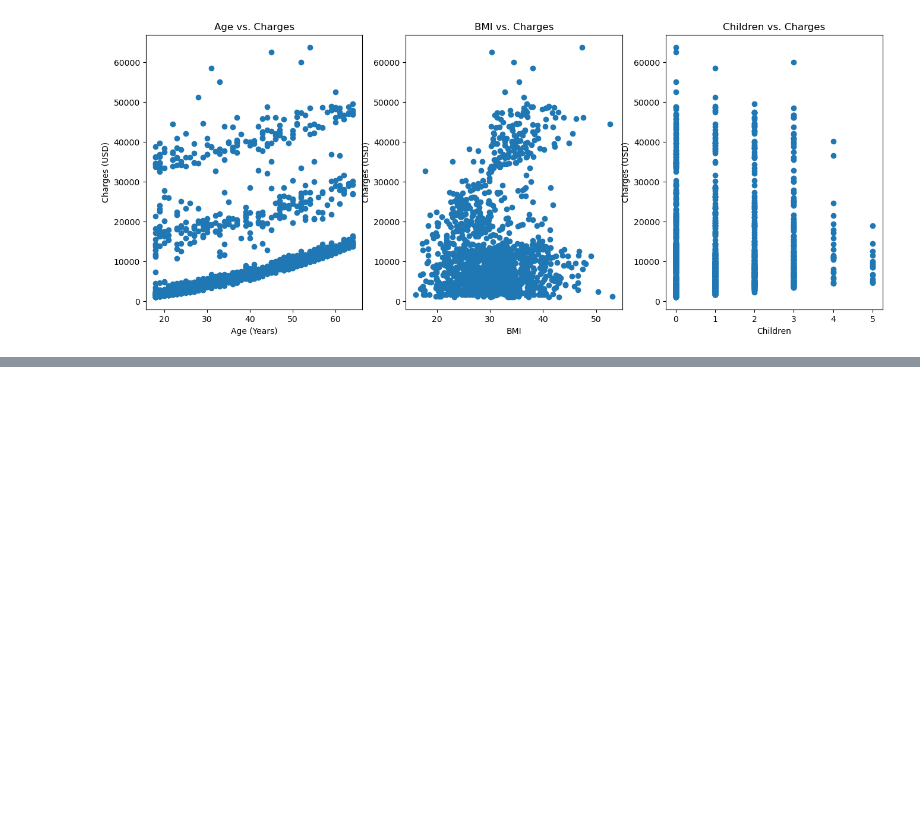
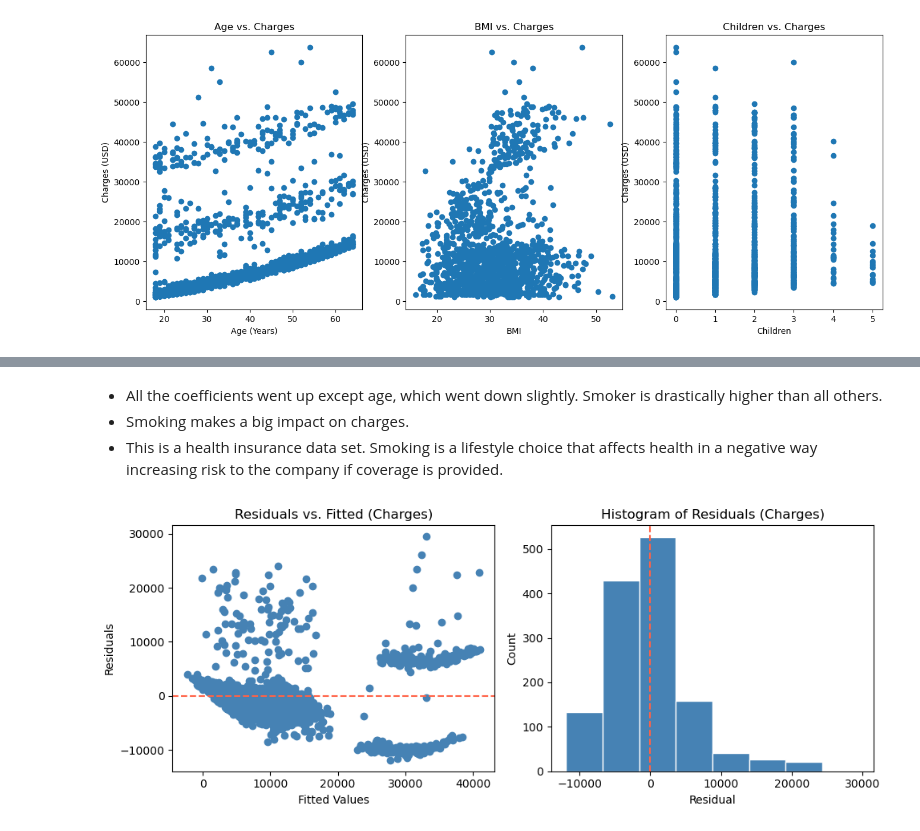
Before and after one commit to AndrewGriffith328/predicting_numbers, a Jupyter notebook: pred_nums.ipynb, the cells around one changed output, grey strips where cells are left out. Saved outputs shown, nothing was run; the diff lists cells and outputs as text; code cells hidden in the pictures; blank space fills up the shorter version.

Commit message:
finished task 9

```diff
--- a/pred_nums.ipynb
+++ b/pred_nums.ipynb
@@ -191,0 +190,20 @@ Text(0.5, 1.0, 'Children vs. Charges')
+# %%
+#TASK9
+
+insurance['smoker'] = insurance['smoker'].replace({'yes': 1, 'no': 0})
+
+X3 = insurance[['age', 'bmi', 'children', 'smoker']]
+y3 = insurance['charges']
+
+model3 = LinearRegression()
+model3.fit(X3,y3)
+
+print(f"Intercept: {model3.intercept_:.2f}")
+print("Coefficients:")
+for name, coef in zip(X3.columns, model3.coef_):
+    print(f"    {name}: {coef:.2f}")
+print(" ")
+print(f"Task 5 Intercept: {model2.intercept_:.2f}")
+print("Task 5 Coefficients:")
+for name, coef in zip(X2.columns, model2.coef_):
+    print(f"    {name}: {coef:.2f}")
@@ -191,0 +223,29 @@ Text(0.5, 1.0, 'Children vs. Charges')
+# %% [markdown]
+-  All the coefficients went up except age, which went down slightly. Smoker is drastically higher than all others.
+-  Smoking makes a big impact on charges.
+-  This is a health insurance data set. Smoking is a lifestyle choice that affects health in a negative way increasing risk to the company if coverage is provided.
+# %%
+insurance['predicted'] = model3.predict(X3)
+insurance['residual'] = insurance['charges'] - insurance['predicted']
+
+plt.figure(figsize=(10, 4))
+
+plt.subplot(1, 2, 1)
+plt.scatter(insurance['predicted'], insurance['residual'], color='steelblue')
+plt.axhline(0, color='tomato', linestyle='--')
+plt.xlabel('Fitted Values')
+plt.ylabel('Residuals')
+plt.title('Residuals vs. Fitted (Charges)')
+
+plt.subplot(1, 2, 2)
+plt.hist(insurance['residual'], bins=8, color='steelblue',
+         edgecolor='white')
+plt.axvline(0, color='tomato', linestyle='--')
+plt.xlabel('Residual')
+plt.ylabel('Count')
+plt.title('Histogram of Residuals (Charges)')
+
+plt.tight_layout()
+plt.show()
+# %% [output]
+[figure, added]
```
Also changed, not shown: parts of 6 cells of this notebook.
